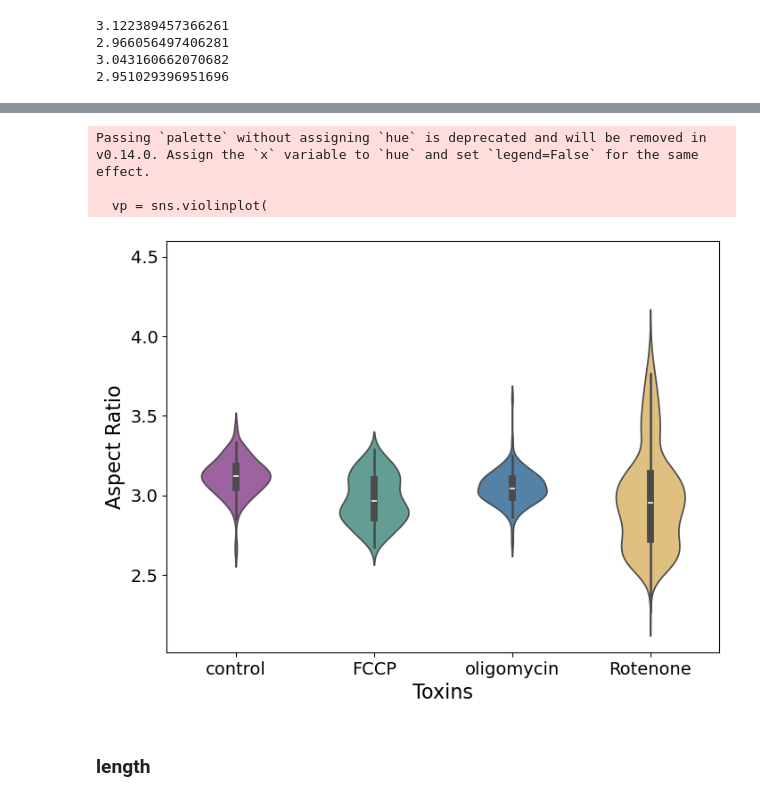
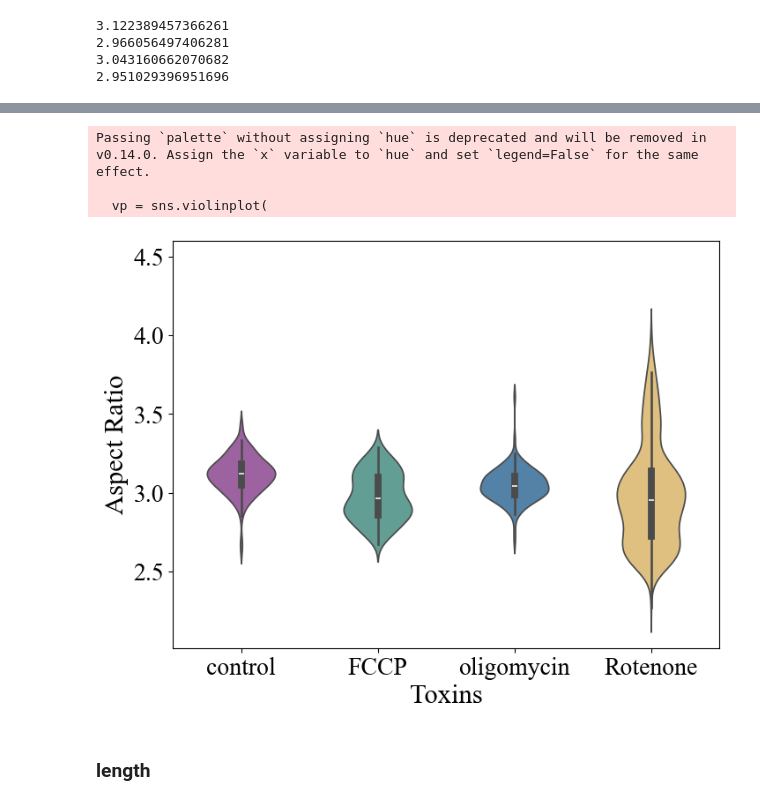
Before and after one commit to Jirapong2442/nellie_fission-fusion, a Jupyter notebook: perf_eval/statistical_testing/check_morph.ipynb, the cells around one changed output, grey strips where cells are left out. Cells and saved outputs as stored; diff of their text form; code cells hidden in the pictures.

```diff
--- a/perf_eval/check_morph.ipynb
+++ b/perf_eval/statistical_testing/check_morph.ipynb
@@ -412,34 +415,34 @@ Passing `palette` without assigning `hue` is deprecated and will be removed in v
 # %%
 # Define colors for violins
 colors = ['#a559aa', '#59a89c', '#4682b4', '#f0c571']
 
 fig = plt.figure(figsize=(8,6))
 ax = fig.add_subplot(111)
-
+plt.rcParams['font.family'] = 'Times New Roman'
 # Create violin plot
 vp = sns.violinplot(
     x='stream', y='value', data=aspect_df,
     palette=colors, ax=ax, width=0.5, inner='box'
 )
 
 # Optionally overlay data points (uncomment if desired)
 # sns.swarmplot(x='ff', y='event', data=data, Acolor='#e7298a', ax=ax, alpha=0.5, marker='D')
 
-ax.set_xlabel(xlabel="Toxins", fontsize=16)
-ax.set_ylabel( ylabel="Aspect Ratio", fontsize=16)
+ax.set_xlabel(xlabel="Toxins", fontsize=22)
+ax.set_ylabel( ylabel="Aspect Ratio", fontsize=22)
 
 # Set axis ticks
-ax.tick_params(axis='x', bottom=True, labelsize = 14)
-ax.tick_params(axis='y', left=True, labelsize = 14)
+ax.tick_params(axis='x', bottom=True, labelsize = 20)
+ax.tick_params(axis='y', left=True, labelsize = 20)
 
 plt.ylim(top=4.6)
 # Show plot
 plt.show()
 # %% [output]
 Passing `palette` without assigning `hue` is deprecated and will be removed in v0.14.0. Assign the `x` variable to `hue` and set `legend=False` for the same effect.
 
   vp = sns.violinplot(
-[figure, old version]
+[figure, new version]
 # %% [markdown]
 ### length
 # %%
```
Also changed, not shown: parts of 11 cells of this notebook, 19 other files.
